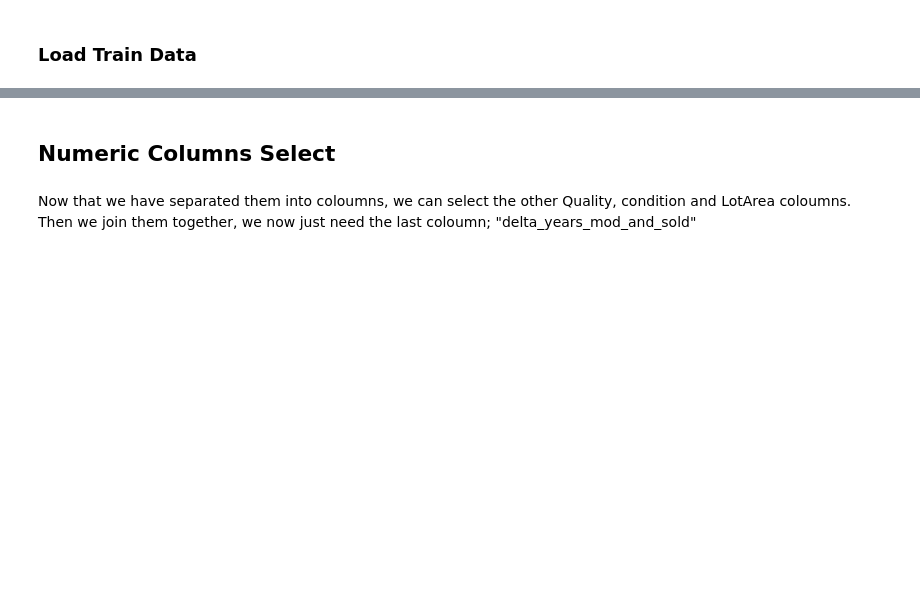
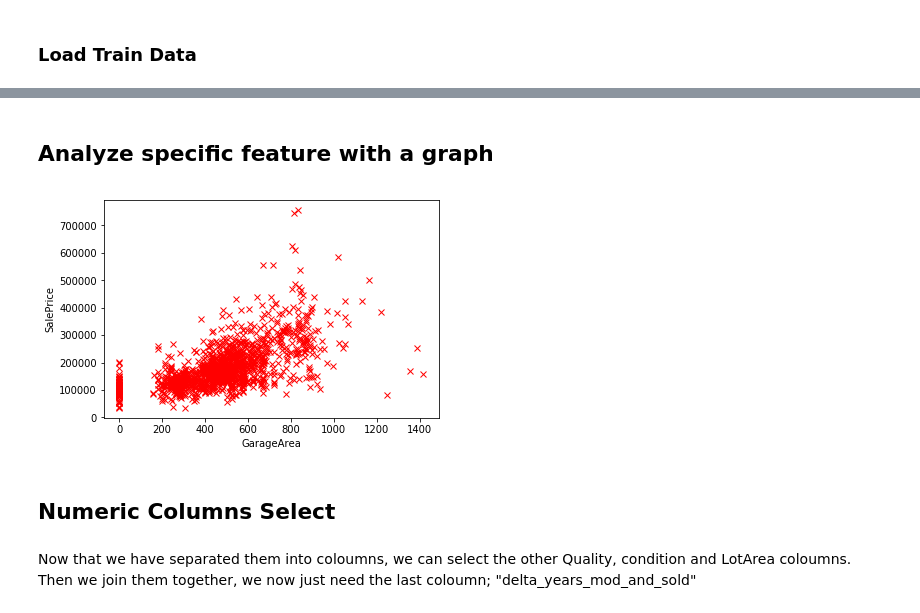
Before and after one commit to duch11/ML1, a Jupyter notebook: assignment 3/Home assignment 3.ipynb, the cells around one changed output, grey strips where cells are left out. Saved outputs shown, nothing was run; the diff lists cells and outputs as text; code cells hidden in the pictures; blank space fills up the shorter version.

```diff
--- a/assignment 3/Home assignment 3.ipynb
+++ b/assignment 3/Home assignment 3.ipynb
@@ -18,5 +44,6 @@ df_houseprices_testdata = pd.read_csv('test.csv', sep=',')
 ### Load Train Data
 # %%
 df_houseprices_traindata = pd.read_csv('train.csv', sep=',')
-df_houseprices_traindata.set_index(["Id"]).head()
+df_houseprices_traindata = df_houseprices_traindata.set_index(["Id"])
+df_houseprices_traindata.columns[df_houseprices_traindata.dtypes != object]
 # %% [output]
@@ -41,0 +62,5 @@ Now I need to figure out what to focus on, I might want the fields:
+# %%
+filter_test_under_three = df_houseprices_testdata["OverallCond"]<3
+filter_train_under_three = df_houseprices_traindata["OverallCond"]<3
+df_houseprices_traindata.loc[:,("OverallCond")][filter_train_under_three] = 3
+df_houseprices_testdata.loc[:,("OverallCond")][filter_test_under_three] = 3
@@ -42,3 +90,14 @@ Now I need to figure out what to focus on, I might want the fields:
+# %% [markdown]
+## Analyze specific feature with a graph
+# %%
+xcoloumnname= "GarageArea"
+ycoloumnname= "SalePrice"
+plt.plot(df_houseprices_traindata[xcoloumnname], df_houseprices_traindata[ycoloumnname], 'rx')
+plt.ylabel(ycoloumnname)
+plt.xlabel(xcoloumnname)
+plt.show()
+# %% [output]
+[figure, added]
 # %% [markdown]
 ## Numeric Columns Select
 # %% [markdown]
```
Also changed, not shown: parts of 33 cells of this notebook, 1 other file.
